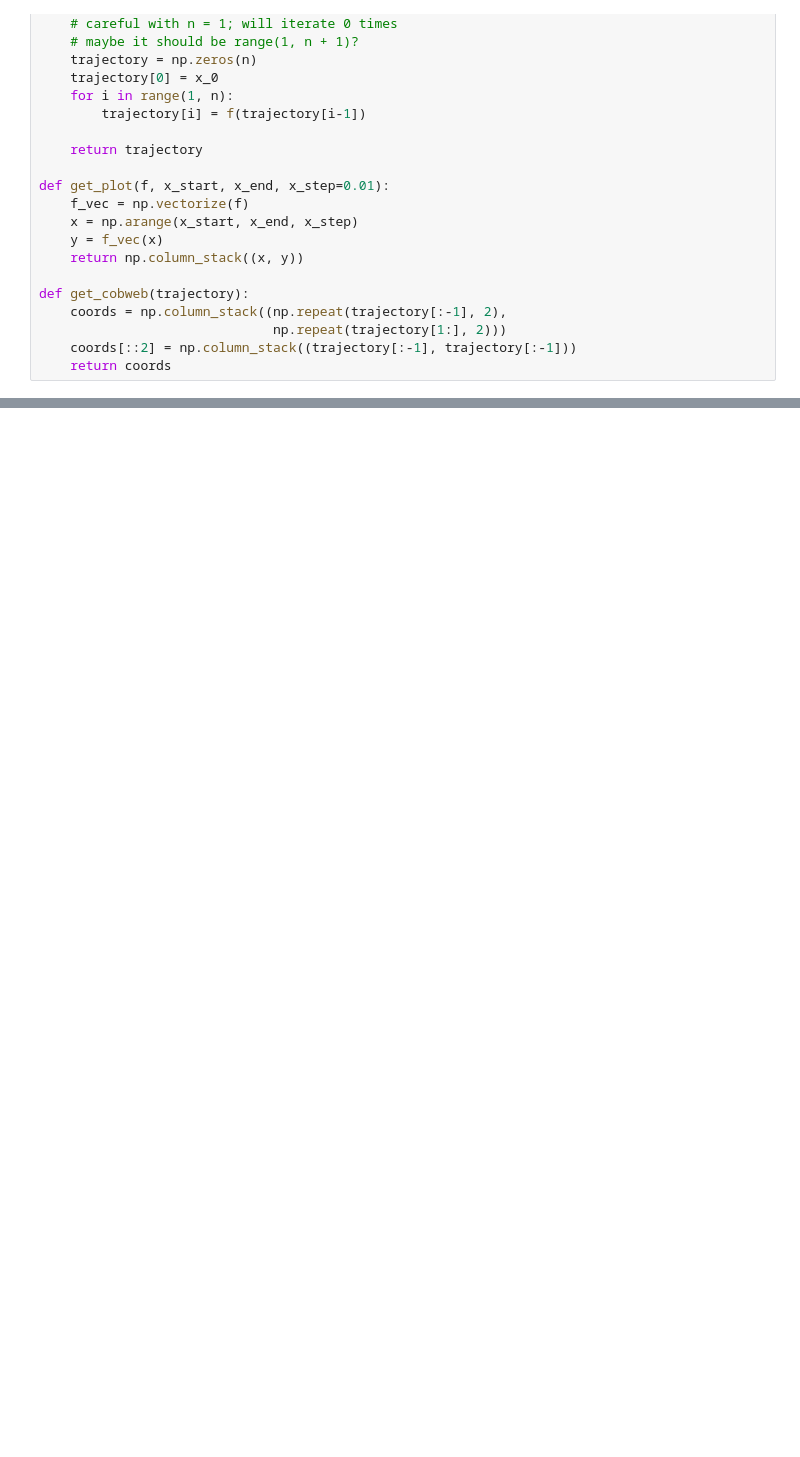
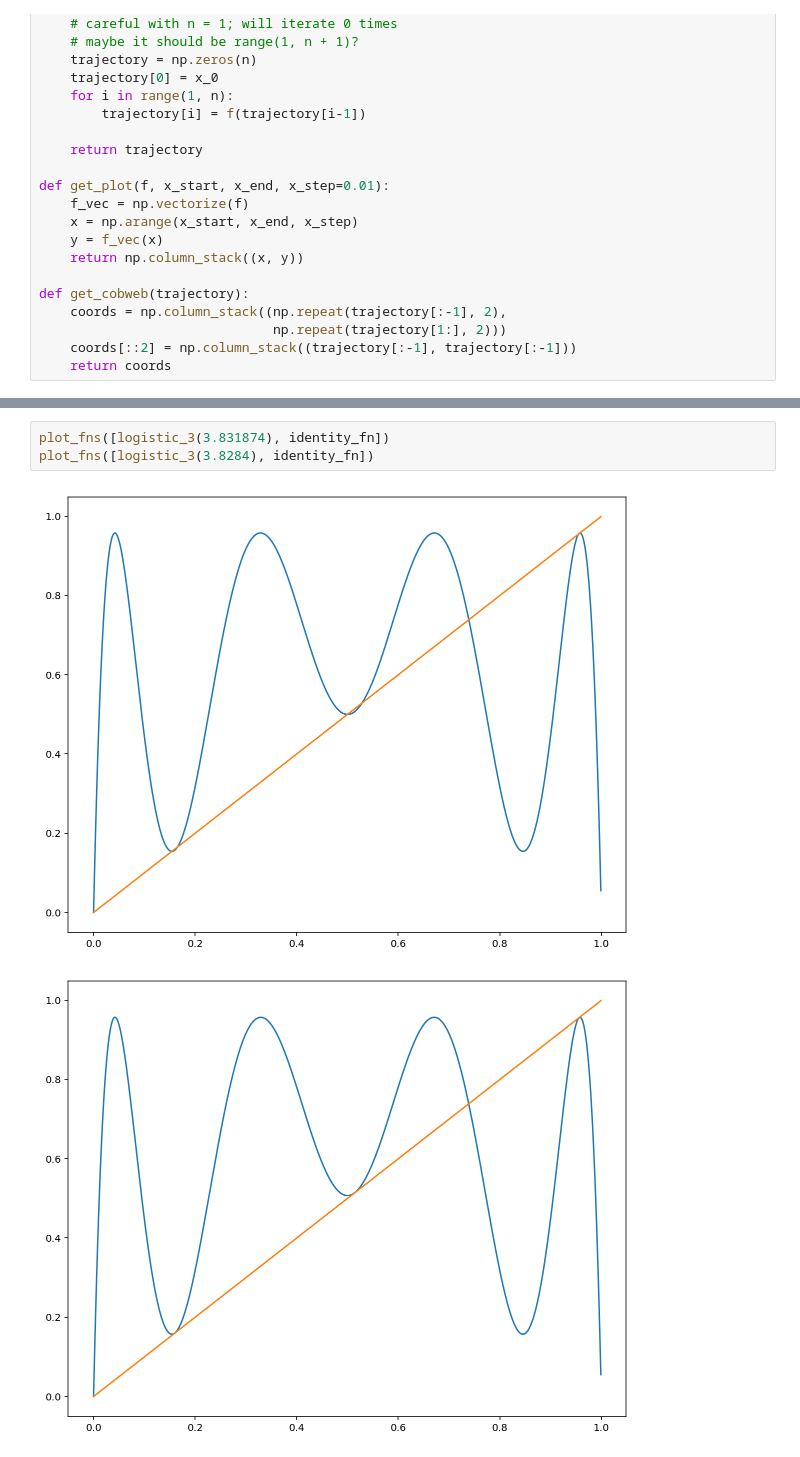
Before and after one commit to themichaelyang/dynsys, a Jupyter notebook: hw-3.ipynb, the cells around one changed output, grey strips where cells are left out. Drawn from its saved outputs; the diff is of its cells as text; blank space fills up the shorter version.

```diff
--- a/hw-3.ipynb
+++ b/hw-3.ipynb
@@ -66,0 +91,6 @@ plot_fn(logistic_3(3.84))
+# %%
+plot_fns([logistic_3(3.831874), identity_fn])
+plot_fns([logistic_3(3.8284), identity_fn])
+# %% [output]
+[figure, added]
+[figure, added]
```
Also changed, not shown: parts of 9 cells of this notebook, 1 other file.
